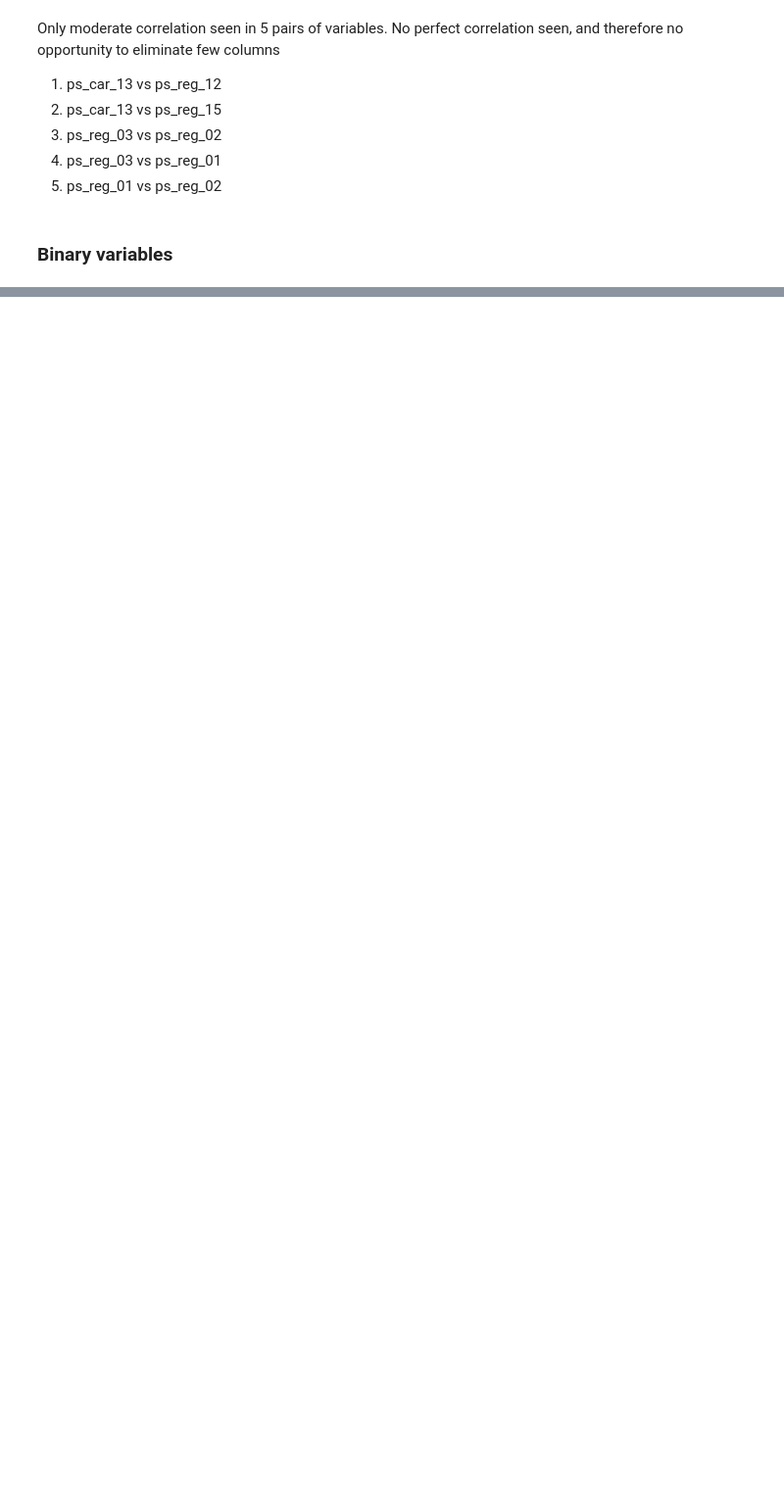
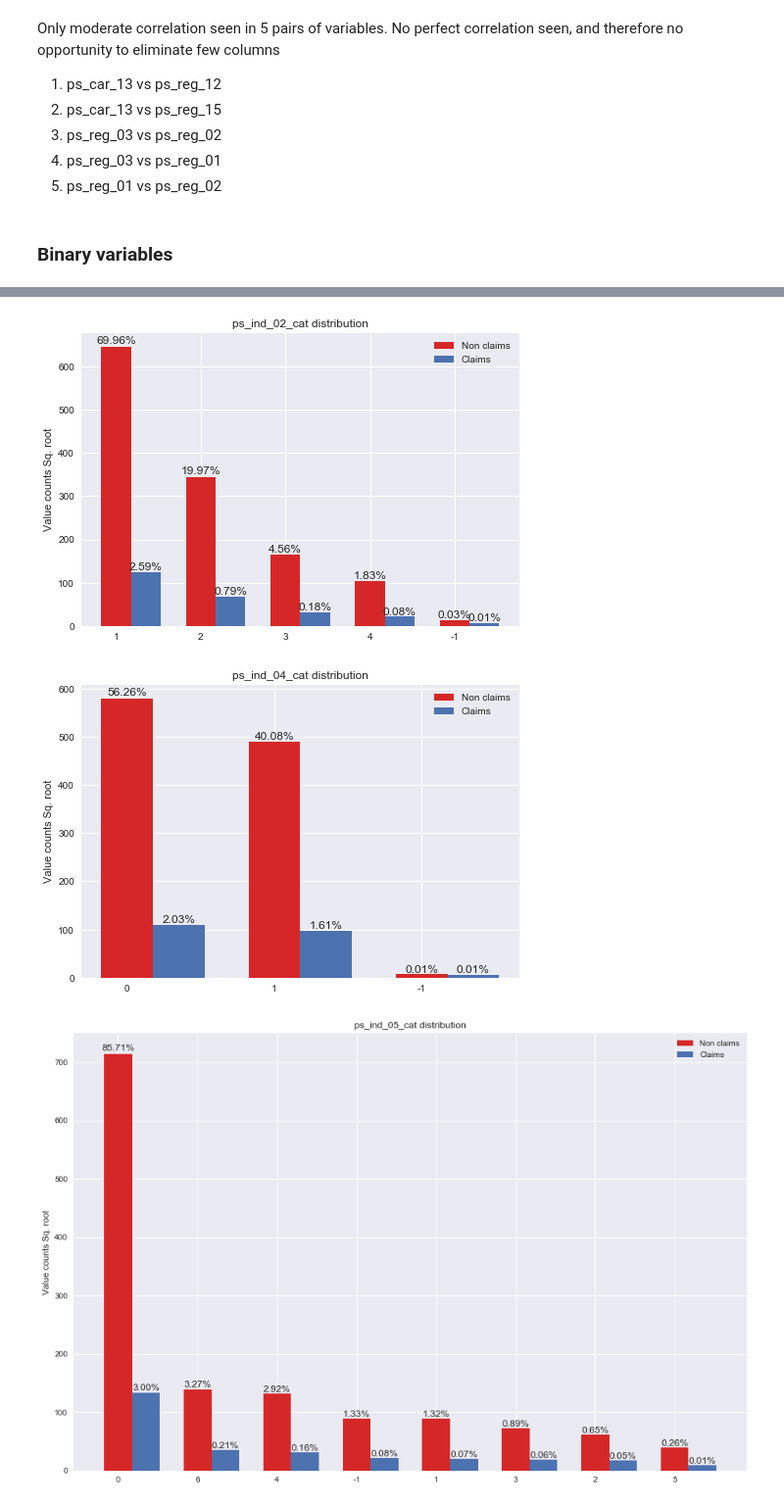
Before and after one commit to sagarkrv/Applied-Machine-Learning, a Jupyter notebook: W207_final_project.ipynb, the cells around one changed output, grey strips where cells are left out. Shown at 98% size. Drawn from its saved outputs; the diff is of its cells as text; code cells hidden in the pictures; blank space fills up the shorter version.

```diff
--- a/W207_final_project.ipynb
+++ b/W207_final_project.ipynb
@@ -247,0 +480,45 @@ heatplot(bin_predictors)
+# %%
+def autolabel(rects,ax):
+    """
+    Attach a text label above each bar displaying its height
+    """
+    for rect in rects:
+        height = rect.get_height()
+        ax.text(rect.get_x() + rect.get_width()/2., 1.005*height,
+                '%.2f%%' % (100 * height * height/train_df.shape[0]),
+                ha='center', va='bottom')
+
+def barcharts(l):
+    sns.set(font_scale=1)
+    for i in l:
+        ind_df_0 = train_df.loc[train_df.target==0,[i, 'target']]
+        ind_df_1 = train_df.loc[train_df.target==1,[i, 'target']]
+        nonClaims = np.sqrt(ind_df_0[i].value_counts())
+        Claims = np.sqrt(ind_df_1[i].value_counts())
+        ind = np.arange(len(ind_df_1[i].value_counts().index)) # the x locations for the groups
+        width = 0.35       # the width of the bars: can also be len(x) sequence
+        if len(ind) > 5:
+            fig, ax = plt.subplots(figsize = (15,10))
+        else:
+            fig, ax = plt.subplots()
+        p1 = plt.bar(ind, nonClaims, width, color='#d62728')
+        #p2 = plt.bar(ind, Claims, width, bottom=nonClaims)
+        p2 = plt.bar(ind + width, Claims, width)
+
+        plt.ylabel('Value counts Sq. root')
+        plt.title(i + ' distribution')
+        plt.xticks(ind, ind_df_1[i].value_counts().index)
+        #plt.yticks(np.arange(0, 10, 1))
+        plt.legend((p1[0], p2[0]), ('Non claims', 'Claims'))
+        autolabel(p1,ax)
+        autolabel(p2,ax)
+        plt.show()
+# %%
+# Create bar charts
+
+l = ['ps_ind_02_cat', 'ps_ind_04_cat', 'ps_ind_05_cat']
+barcharts(l)
+# %% [output]
+[figure, added]
+[figure, added]
+[figure, added]
```
Also changed, not shown: parts of 34 cells of this notebook.
